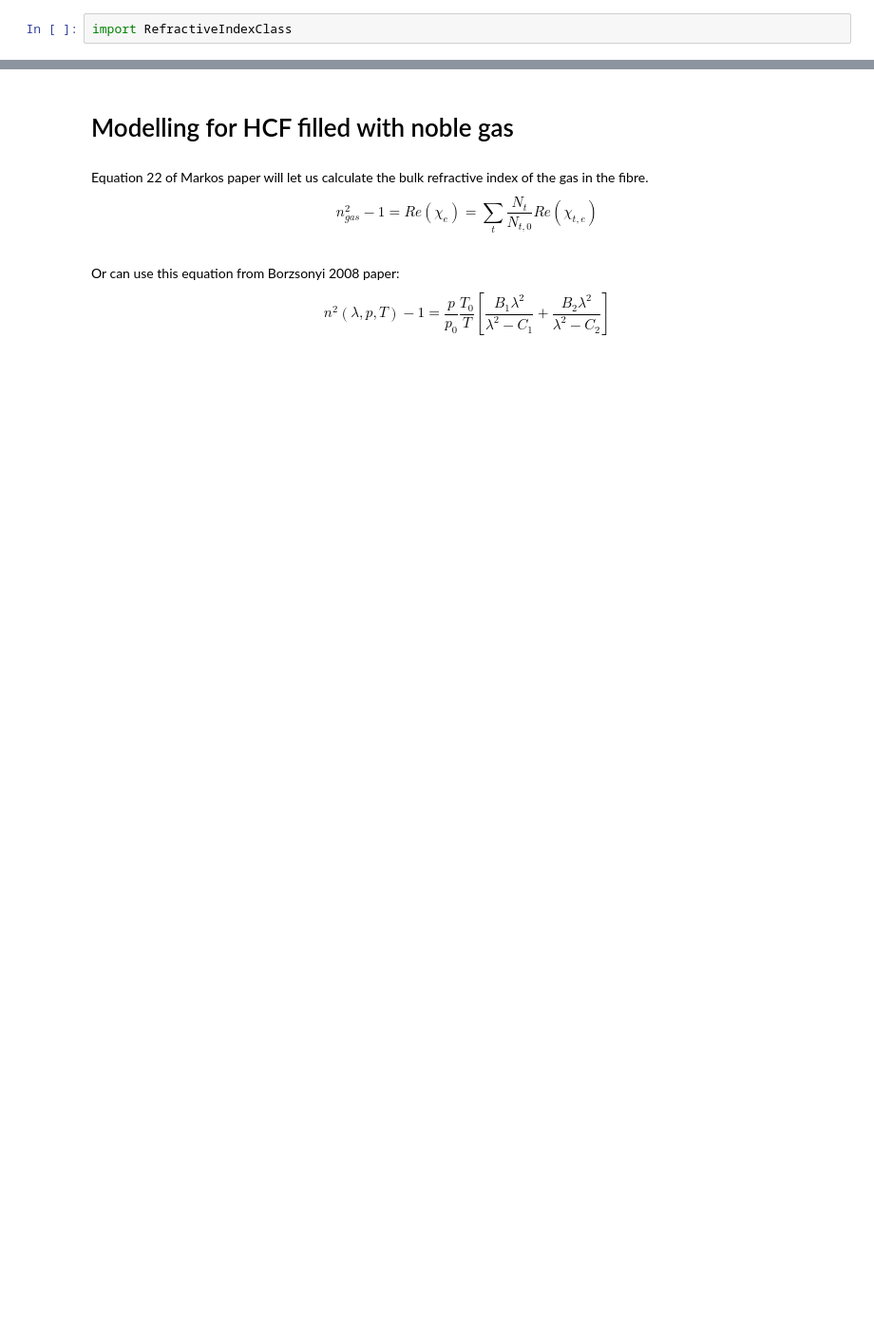
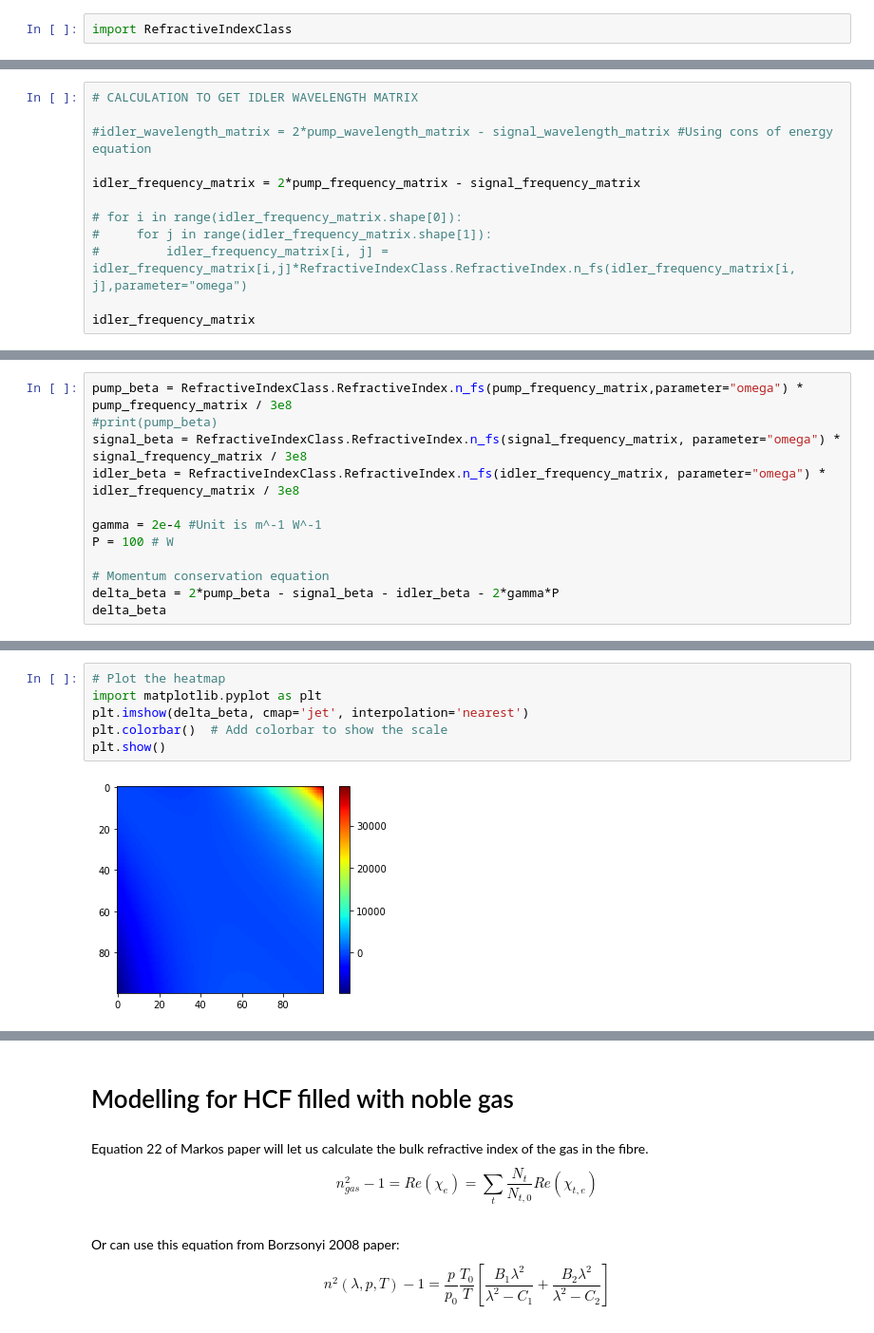
Before and after one commit to jmorse2020/Physics-FYP, a Jupyter notebook: fwm_simulation.ipynb, the cells around one changed output, grey strips where cells are left out. Shown at 95% size. Saved outputs shown, nothing was run; the diff lists cells and outputs as text; blank space fills up the shorter version.

```diff
--- a/fwm_simulation.ipynb
+++ b/fwm_simulation.ipynb
@@ -135,0 +118,12 @@ array([[1.45041741, 1.44896961, 1.44759631, 1.44623664, 1.4448526 ],
+# %%
+# CALCULATION TO GET IDLER WAVELENGTH MATRIX
+
+#idler_wavelength_matrix = 2*pump_wavelength_matrix - signal_wavelength_matrix #Using cons of energy equation
+
+idler_frequency_matrix = 2*pump_frequency_matrix - signal_frequency_matrix
+
+# for i in range(idler_frequency_matrix.shape[0]):
+#     for j in range(idler_frequency_matrix.shape[1]):
+#         idler_frequency_matrix[i, j] = idler_frequency_matrix[i,j]*RefractiveIndexClass.RefractiveIndex.n_fs(idler_frequency_matrix[i, j],parameter="omega")
+
+idler_frequency_matrix
@@ -135,0 +146,12 @@ array([[1.45041741, 1.44896961, 1.44759631, 1.44623664, 1.4448526 ],
+# %%
+pump_beta = RefractiveIndexClass.RefractiveIndex.n_fs(pump_frequency_matrix,parameter="omega") * pump_frequency_matrix / 3e8
+#print(pump_beta)
+signal_beta = RefractiveIndexClass.RefractiveIndex.n_fs(signal_frequency_matrix, parameter="omega") * signal_frequency_matrix / 3e8
+idler_beta = RefractiveIndexClass.RefractiveIndex.n_fs(idler_frequency_matrix, parameter="omega") * idler_frequency_matrix / 3e8
+
+gamma = 2e-4 #Unit is m^-1 W^-1
+P = 100 # W
+
+# Momentum conservation equation
+delta_beta = 2*pump_beta - signal_beta - idler_beta - 2*gamma*P
+delta_beta
@@ -135,0 +172,8 @@ array([[1.45041741, 1.44896961, 1.44759631, 1.44623664, 1.4448526 ],
+# %%
+# Plot the heatmap
+import matplotlib.pyplot as plt
+plt.imshow(delta_beta, cmap='jet', interpolation='nearest')
+plt.colorbar()  # Add colorbar to show the scale
+plt.show()
+# %% [output]
+[figure, added]
```
Also changed, not shown: parts of 16 cells of this notebook.
